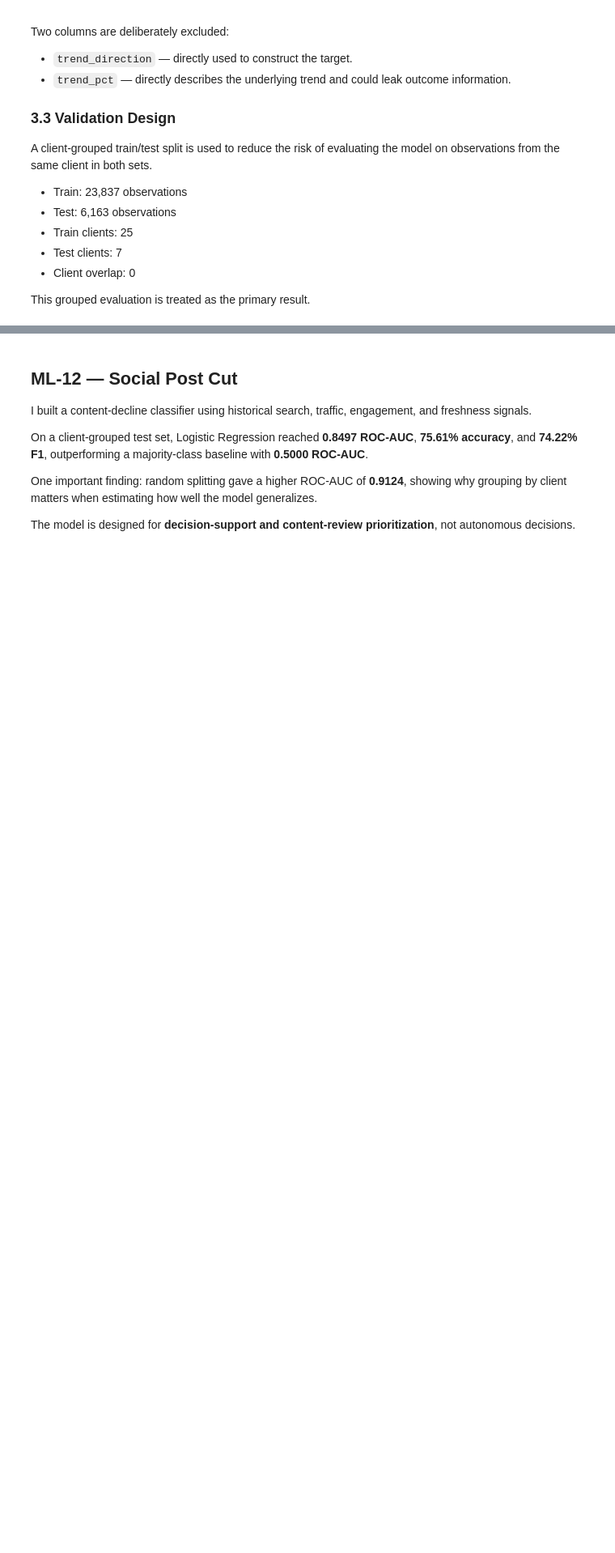
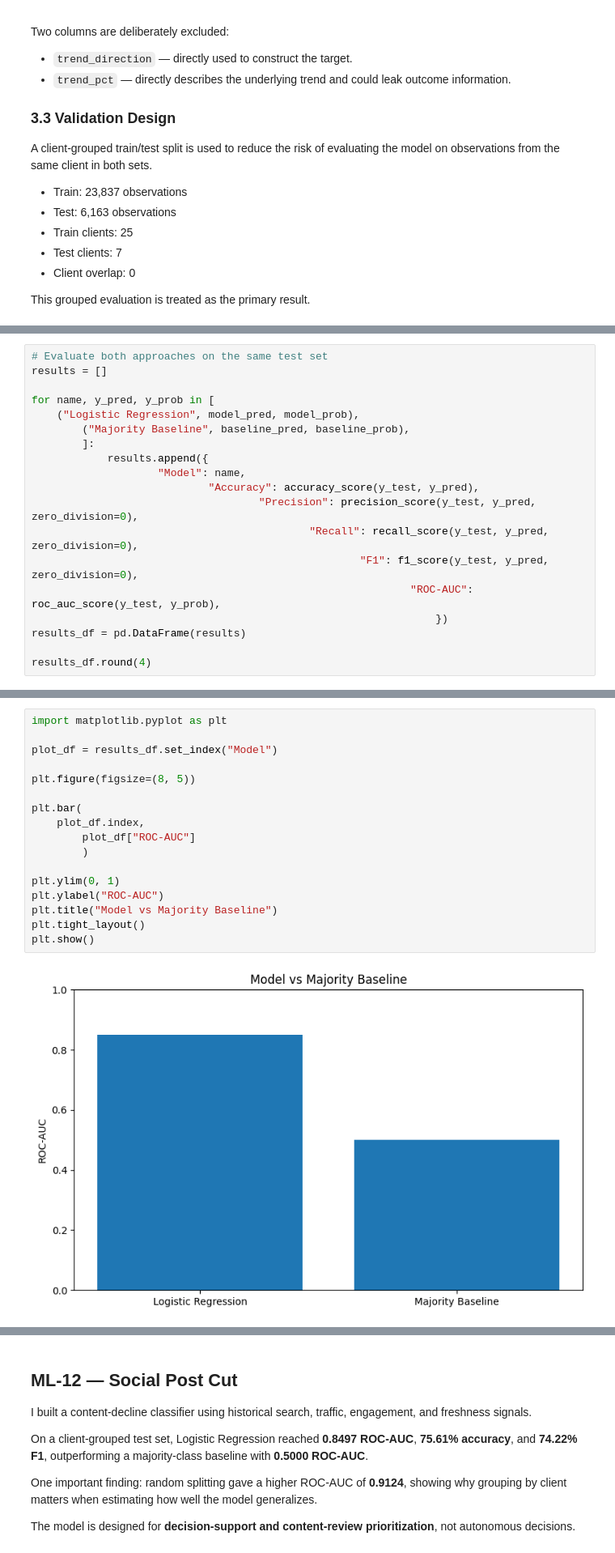
Before and after one commit to Ahmedali3ff/Flyrank-internship-, a Jupyter notebook: work/notebooks/capstone.ipynb, the cells around one changed output, grey strips where cells are left out. Shown at 81% size. Saved outputs shown, nothing was run; the diff lists cells and outputs as text; blank space fills up the shorter version.

```diff
--- a/work/notebooks/capstone.ipynb
+++ b/work/notebooks/capstone.ipynb
@@ -566,0 +718,19 @@ Before you submit, confirm each line honestly:
+# %%
+# Evaluate both approaches on the same test set
+results = []
+
+for name, y_pred, y_prob in [
+    ("Logistic Regression", model_pred, model_prob),
+        ("Majority Baseline", baseline_pred, baseline_prob),
+        ]:
+            results.append({
+                    "Model": name,
+                            "Accuracy": accuracy_score(y_test, y_pred),
+                                    "Precision": precision_score(y_test, y_pred, zero_division=0),
+                                            "Recall": recall_score(y_test, y_pred, zero_division=0),
+                                                    "F1": f1_score(y_test, y_pred, zero_division=0),
+                                                            "ROC-AUC": roc_auc_score(y_test, y_prob),
+                                                                })
+results_df = pd.DataFrame(results)
+
+results_df.round(4)
@@ -566,0 +747,19 @@ Before you submit, confirm each line honestly:
+# %%
+import matplotlib.pyplot as plt
+
+plot_df = results_df.set_index("Model")
+
+plt.figure(figsize=(8, 5))
+
+plt.bar(
+    plot_df.index,
+        plot_df["ROC-AUC"]
+        )
+
+plt.ylim(0, 1)
+plt.ylabel("ROC-AUC")
+plt.title("Model vs Majority Baseline")
+plt.tight_layout()
+plt.show()
+# %% [output]
+[figure, added]
```
Also changed, not shown: parts of 45 cells of this notebook.
